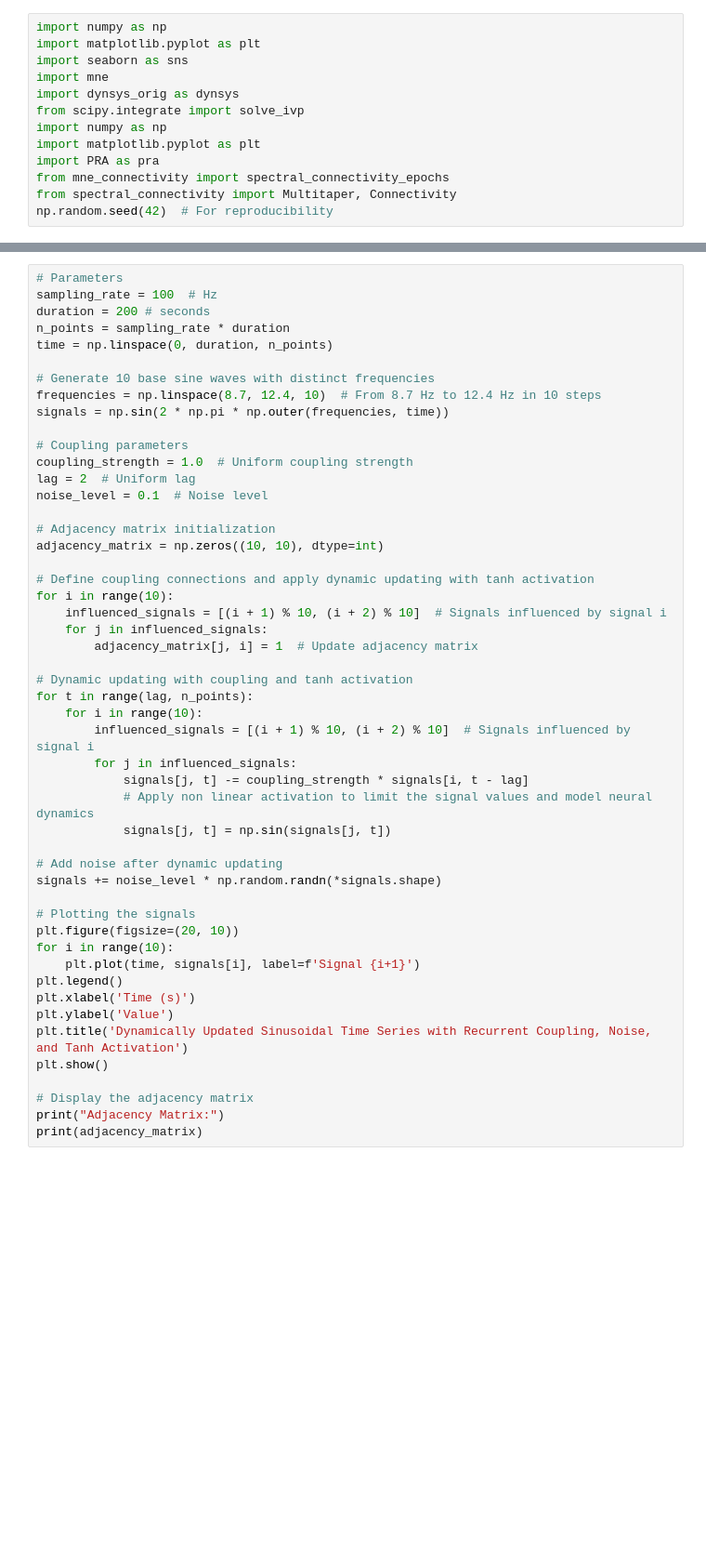
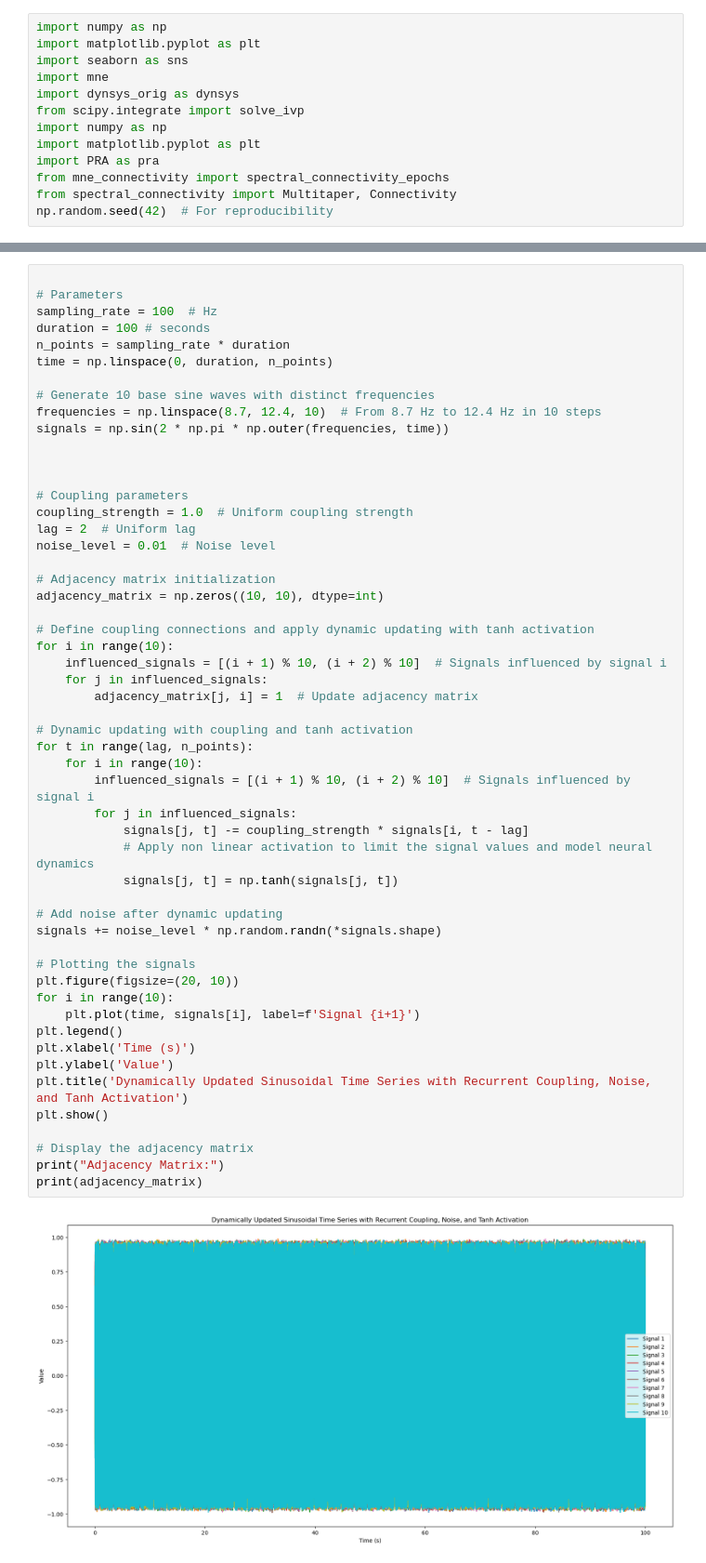
Before and after one commit to econnerty/functional-connectivity, a Jupyter notebook: dynamic_signals.ipynb, the cells around one changed output, grey strips where cells are left out. Shown at 93% size. Cells and saved outputs as stored; diff of their text form; blank space fills up the shorter version.

```diff
--- a/dynamic_signals.ipynb
+++ b/dynamic_signals.ipynb
@@ -104,7 +90,8 @@ Adjacency Matrix:
 # %%
+
 # Parameters
 sampling_rate = 100  # Hz
-duration = 200 # seconds
+duration = 100 # seconds
 n_points = sampling_rate * duration
 time = np.linspace(0, duration, n_points)
 
@@ -112,10 +99,12 @@ time = np.linspace(0, duration, n_points)
 frequencies = np.linspace(8.7, 12.4, 10)  # From 8.7 Hz to 12.4 Hz in 10 steps
 signals = np.sin(2 * np.pi * np.outer(frequencies, time))
 
+
+
 # Coupling parameters
 coupling_strength = 1.0  # Uniform coupling strength
 lag = 2  # Uniform lag
-noise_level = 0.1  # Noise level
+noise_level = 0.01  # Noise level
 
 # Adjacency matrix initialization
 adjacency_matrix = np.zeros((10, 10), dtype=int)
@@ -124,31 +113,32 @@ adjacency_matrix = np.zeros((10, 10), dtype=int)
 for i in range(10):
     influenced_signals = [(i + 1) % 10, (i + 2) % 10]  # Signals influenced by signal i
     for j in influenced_signals:
         adjacency_matrix[j, i] = 1  # Update adjacency matrix
 
 # Dynamic updating with coupling and tanh activation
 for t in range(lag, n_points):
     for i in range(10):
         influenced_signals = [(i + 1) % 10, (i + 2) % 10]  # Signals influenced by signal i
         for j in influenced_signals:
             signals[j, t] -= coupling_strength * signals[i, t - lag]
             # Apply non linear activation to limit the signal values and model neural dynamics
-            signals[j, t] = np.sin(signals[j, t])
+            signals[j, t] = np.tanh(signals[j, t])
 
 # Add noise after dynamic updating
 signals += noise_level * np.random.randn(*signals.shape)
 
 # Plotting the signals
 plt.figure(figsize=(20, 10))
 for i in range(10):
     plt.plot(time, signals[i], label=f'Signal {i+1}')
 plt.legend()
 plt.xlabel('Time (s)')
 plt.ylabel('Value')
 plt.title('Dynamically Updated Sinusoidal Time Series with Recurrent Coupling, Noise, and Tanh Activation')
 plt.show()
 
 # Display the adjacency matrix
 print("Adjacency Matrix:")
 print(adjacency_matrix)
 # %% [output]
+[figure, added]
```
Also changed, not shown: parts of 9 cells of this notebook, 3 other files.
